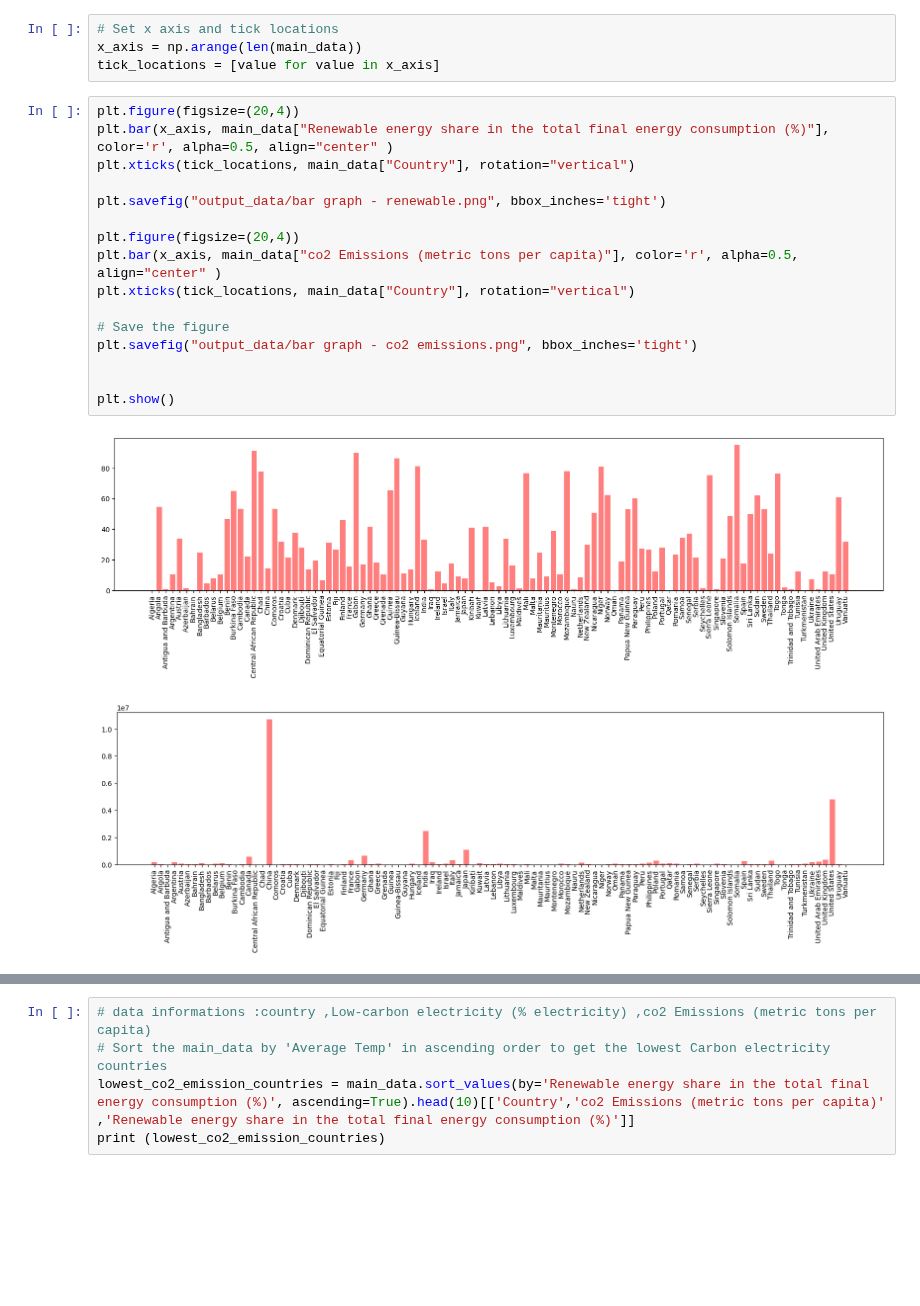
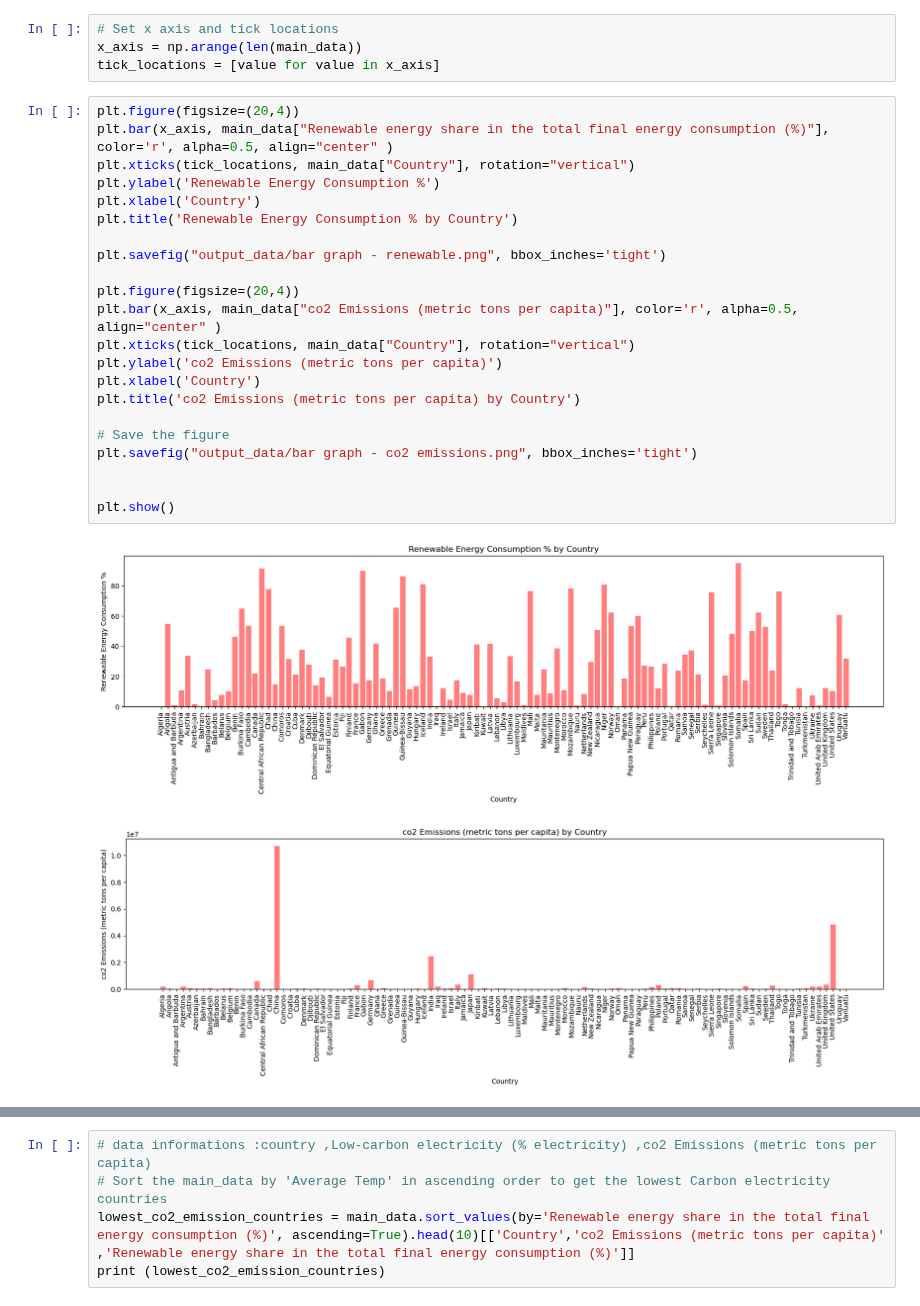
Before and after one commit to yosieph/Project1, a Jupyter notebook: project1.ipynb, the cells around one changed output, grey strips where cells are left out. Drawn from its saved outputs; the diff is of its cells as text; blank space fills up the shorter version.

Commit message:
title changes and final review

```diff
--- a/project1.ipynb
+++ b/project1.ipynb
@@ -616,22 +618,28 @@ tick_locations = [value for value in x_axis]
 # %%
 plt.figure(figsize=(20,4))
 plt.bar(x_axis, main_data["Renewable energy share in the total final energy consumption (%)"], color='r', alpha=0.5, align="center" )
 plt.xticks(tick_locations, main_data["Country"], rotation="vertical")
+plt.ylabel('Renewable Energy Consumption %')
+plt.xlabel('Country')
+plt.title('Renewable Energy Consumption % by Country')
 
 plt.savefig("output_data/bar graph - renewable.png", bbox_inches='tight')
 
 plt.figure(figsize=(20,4))
 plt.bar(x_axis, main_data["co2 Emissions (metric tons per capita)"], color='r', alpha=0.5, align="center" )
 plt.xticks(tick_locations, main_data["Country"], rotation="vertical")
+plt.ylabel('co2 Emissions (metric tons per capita)')
+plt.xlabel('Country')
+plt.title('co2 Emissions (metric tons per capita) by Country')
 
 # Save the figure
 plt.savefig("output_data/bar graph - co2 emissions.png", bbox_inches='tight')
 
 
 plt.show()
 # %% [output]
-[figure, old version]
+[figure, new version]
-[figure, old version]
+[figure, new version]
 # %%
 # Create a scatter plot
 plt.scatter(main_data['co2 Emissions (metric tons per capita)'], main_data['Low-carbon electricity (% electricity)'])
```
Also changed, not shown: parts of 10 cells of this notebook, 8 other files.
